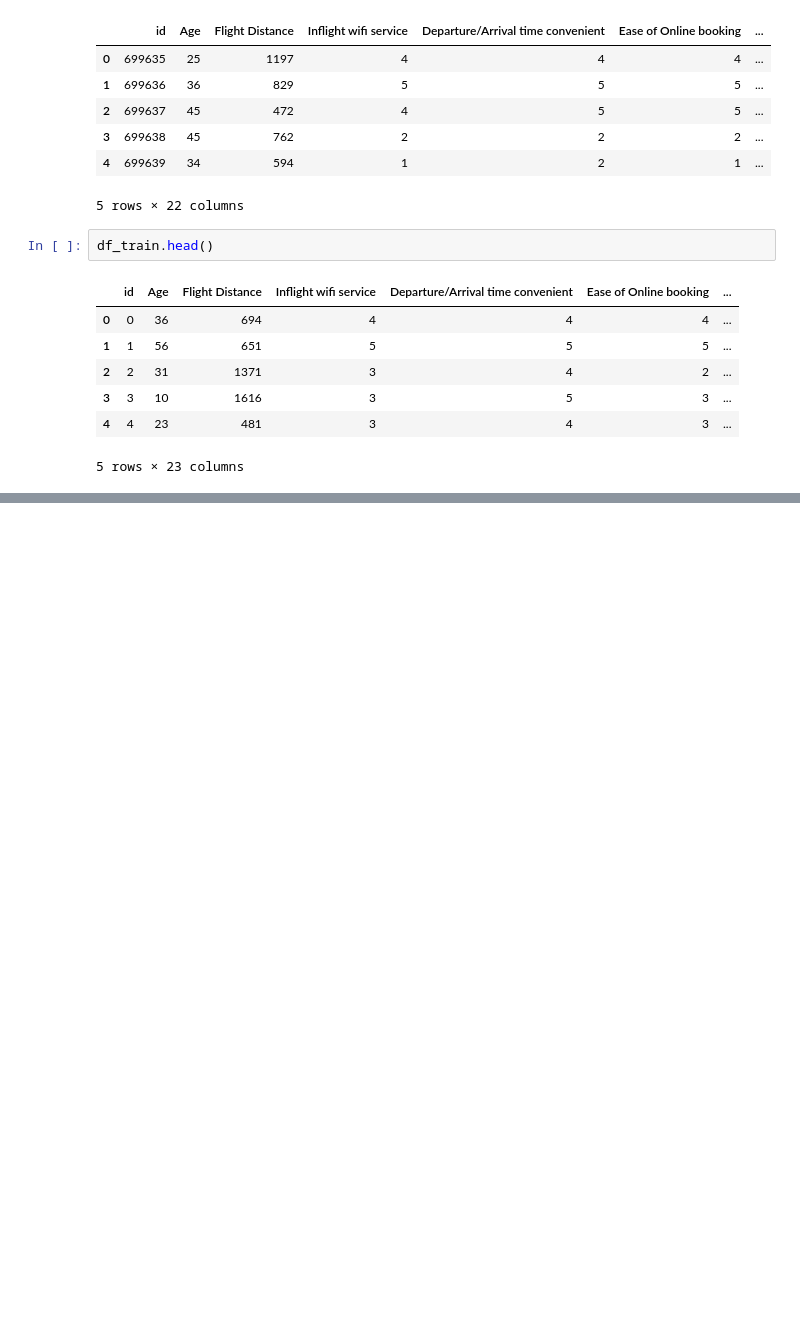
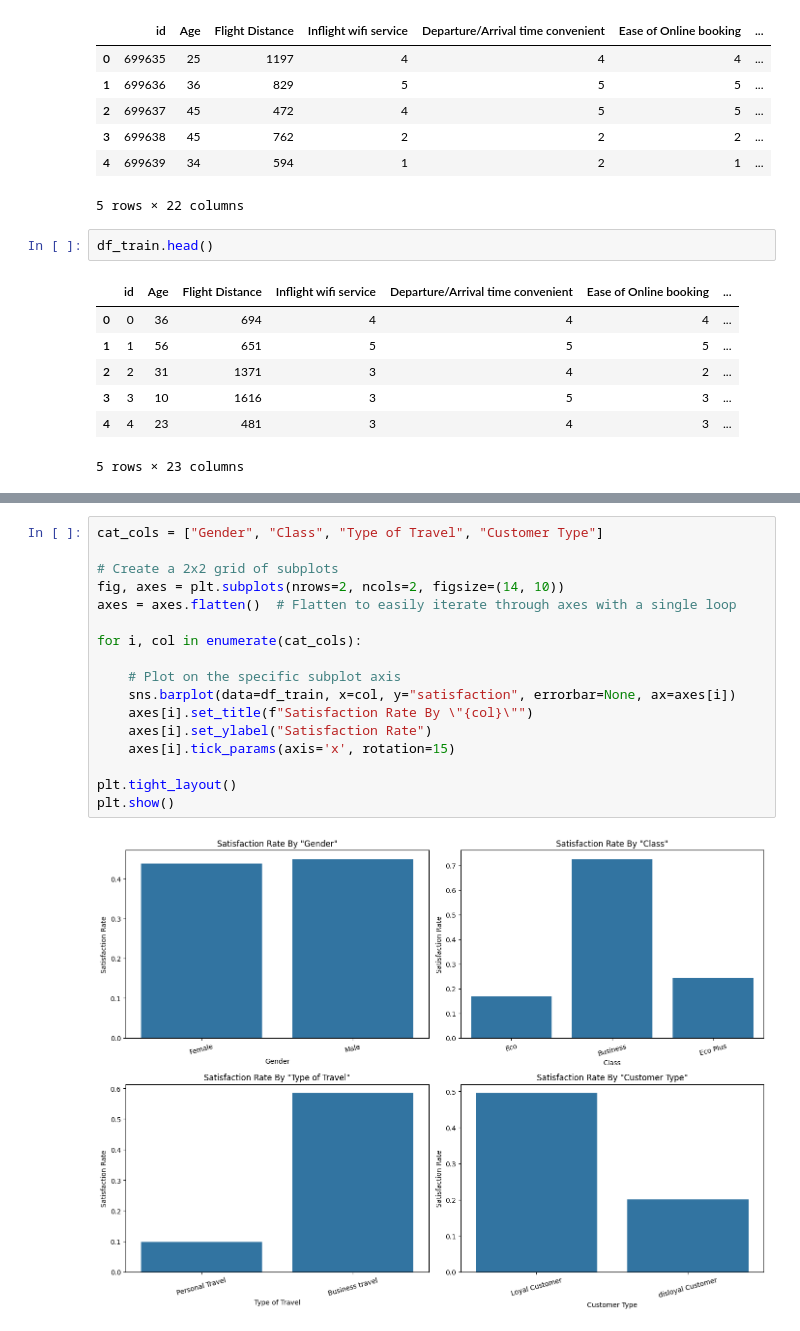
Before and after one commit to Aman-Sharma1812/Predicting-Airline-Satisfaction, a Jupyter notebook: predicting-airline-satisfaction.ipynb, the cells around one changed output, grey strips where cells are left out. Drawn from its saved outputs; the diff is of its cells as text; blank space fills up the shorter version.

```diff
--- a/predicting-airline-satisfaction.ipynb
+++ b/predicting-airline-satisfaction.ipynb
@@ -50,0 +126,19 @@ df_train.head()
+# %%
+cat_cols = ["Gender", "Class", "Type of Travel", "Customer Type"]
+
+# Create a 2x2 grid of subplots
+fig, axes = plt.subplots(nrows=2, ncols=2, figsize=(14, 10))
+axes = axes.flatten()  # Flatten to easily iterate through axes with a single loop
+
+for i, col in enumerate(cat_cols):
+
+    # Plot on the specific subplot axis
+    sns.barplot(data=df_train, x=col, y="satisfaction", errorbar=None, ax=axes[i])
+    axes[i].set_title(f"Satisfaction Rate By \"{col}\"")
+    axes[i].set_ylabel("Satisfaction Rate")
+    axes[i].tick_params(axis='x', rotation=15)
+
+plt.tight_layout()
+plt.show()
+# %% [output]
+[figure, added]
```
Also changed, not shown: parts of 6 cells of this notebook.
